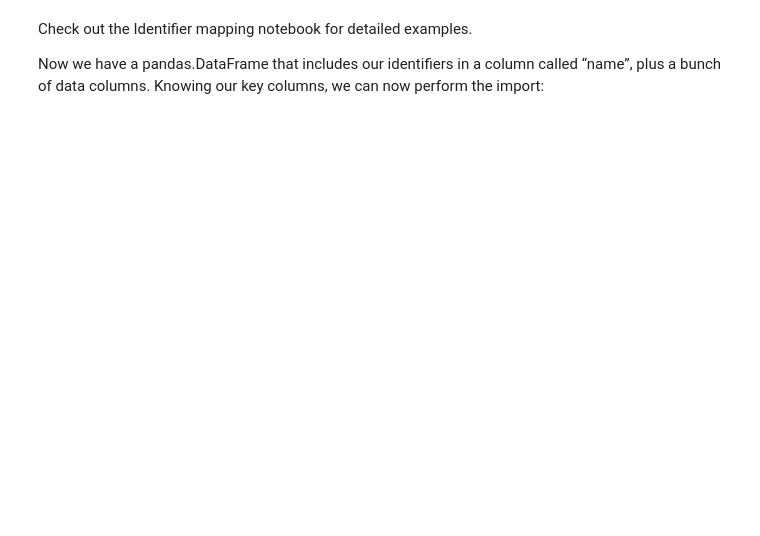
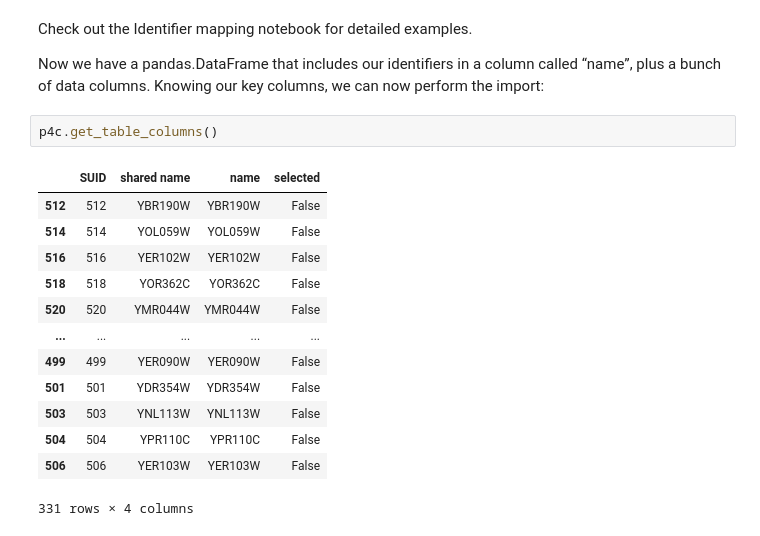
Before and after one commit to cytoscape/py4cytoscape, a Jupyter notebook: doc/tutorials/Importing-data.ipynb, the cells around one changed output. Cells and saved outputs as stored; diff of their text form; blank space fills up the shorter version.

```diff
--- a/doc/tutorials/Importing-data.ipynb
+++ b/doc/tutorials/Importing-data.ipynb
@@ -68,5 +113,21 @@ data
 Check out the Identifier mapping notebook for detailed examples.
 
 Now we have a pandas.DataFrame that includes our identifiers in a column called “name”, plus a bunch of data columns. Knowing our key columns, we can now perform the import:
+# %%
+p4c.get_table_columns()
+# %% [output]
+|  | SUID | shared name | name | selected |
+| 512 | 512 | YBR190W | YBR190W | False |
+| 514 | 514 | YOL059W | YOL059W | False |
+| 516 | 516 | YER102W | YER102W | False |
+| 518 | 518 | YOR362C | YOR362C | False |
+| 520 | 520 | YMR044W | YMR044W | False |
+| ... | ... | ... | ... | ... |
+| 499 | 499 | YER090W | YER090W | False |
+| 501 | 501 | YDR354W | YDR354W | False |
+| 503 | 503 | YNL113W | YNL113W | False |
+| 504 | 504 | YPR110C | YPR110C | False |
+| 506 | 506 | YER103W | YER103W | False |
+331 rows × 4 columns
 # %%
 p4c.load_table_data(data, data_key_column="name")
```
Also changed, not shown: parts of 21 cells of this notebook.
